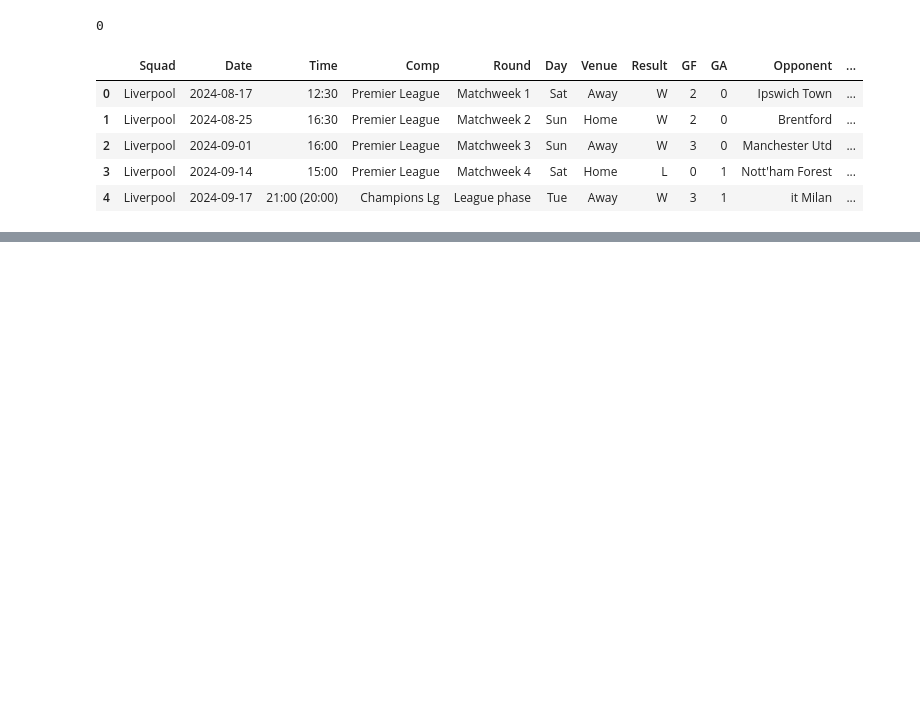
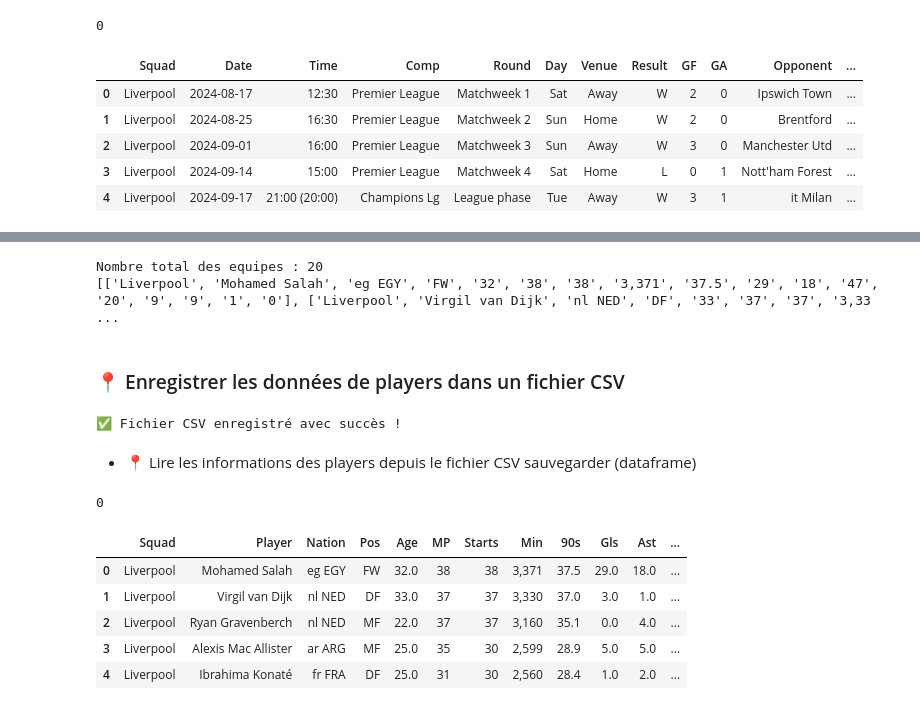
Before and after one commit to bouchramilo/FootData_Analytics_Modeling, a Jupyter notebook: notebooks/scraping.ipynb, the cells around one changed output, grey strips where cells are left out. Drawn from its saved outputs; the diff is of its cells as text; code cells hidden in the pictures; blank space fills up the shorter version.

Commit message:
FAM-8 Collecte des informations sur les joueurs

```diff
--- a/notebooks/scraping.ipynb
+++ b/notebooks/scraping.ipynb
@@ -348,0 +385,46 @@ df.head(5)
+# %%
+# restrecturer les datas comme un list des liste des row de tables des players
+
+datas_players = []
+print(f"Nombre total des equipes : {len(data_players)}")
+for i in range(len(data_players)):
+    n = len(data_players[i]['data'])
+    # print(n)
+    for j in range(n):
+        datas_players.append(data_players[i]['data'][j])
+
+print(datas_players)
+# print(datas_players[0])
+# datas_players
+# %% [output]
+Nombre total des equipes : 20
+[['Liverpool', 'Mohamed Salah', 'eg EGY', 'FW', '32', '38', '38', '3,371', '37.5', '29', '18', '47', '20', '9', '9', '1', '0'], ['Liverpool', 'Virgil van Dijk', 'nl NED', 'DF', '33', '37', '37', '3,33 ...
+# %% [markdown]
+### 📍 Enregistrer les données de players dans un fichier CSV
+# %%
+import pandas as pd
+
+df = pd.DataFrame(datas_players, columns=headers_players)
+
+# Sauvegarde au format CSV
+df.to_csv('../data/players_infos.csv', index=False, encoding='utf-8')
+
+print("✅ Fichier CSV enregistré avec succès !")
+# %% [output]
+✅ Fichier CSV enregistré avec succès !
+# %% [markdown]
+* 📍 Lire les informations des players depuis le fichier CSV sauvegarder (dataframe)
+# %%
+df_player = pd.read_csv('../data/players_infos.csv')
+print(df.duplicated().sum())
+# %% [output]
+0
+# %%
+df_player.head(5)
+# %% [output]
+|  | Squad | Player | Nation | Pos | Age | MP | Starts | Min | 90s | Gls | Ast | ... |
+| 0 | Liverpool | Mohamed Salah | eg EGY | FW | 32.0 | 38 | 38 | 3,371 | 37.5 | 29.0 | 18.0 | ... |
+| 1 | Liverpool | Virgil van Dijk | nl NED | DF | 33.0 | 37 | 37 | 3,330 | 37.0 | 3.0 | 1.0 | ... |
+| 2 | Liverpool | Ryan Gravenberch | nl NED | MF | 22.0 | 37 | 37 | 3,160 | 35.1 | 0.0 | 4.0 | ... |
+| 3 | Liverpool | Alexis Mac Allister | ar ARG | MF | 25.0 | 35 | 30 | 2,599 | 28.9 | 5.0 | 5.0 | ... |
+| 4 | Liverpool | Ibrahima Konaté | fr FRA | DF | 25.0 | 31 | 30 | 2,560 | 28.4 | 1.0 | 2.0 | ... |
```
Also changed, not shown: parts of 24 cells of this notebook, 1 other file.
